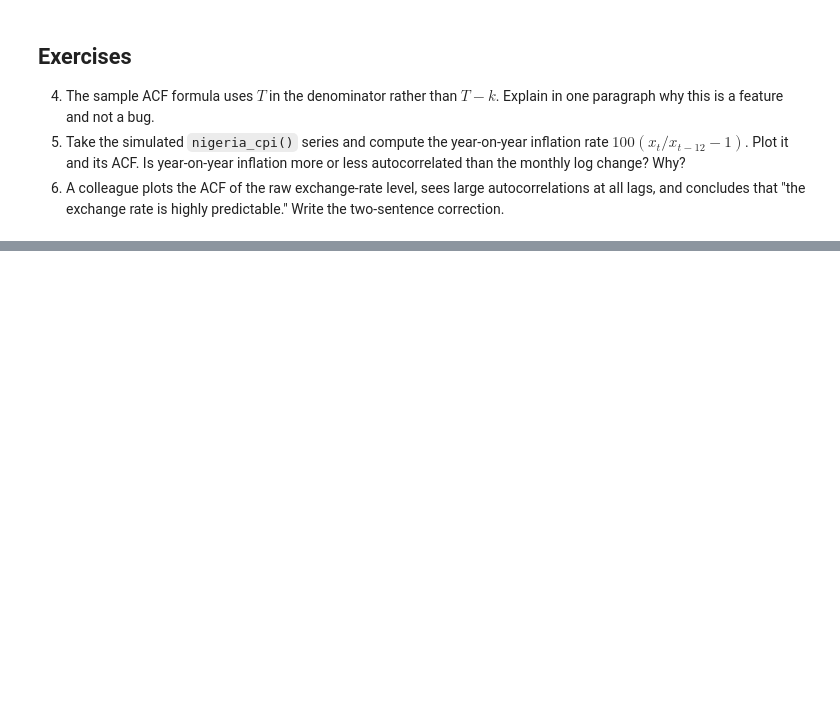
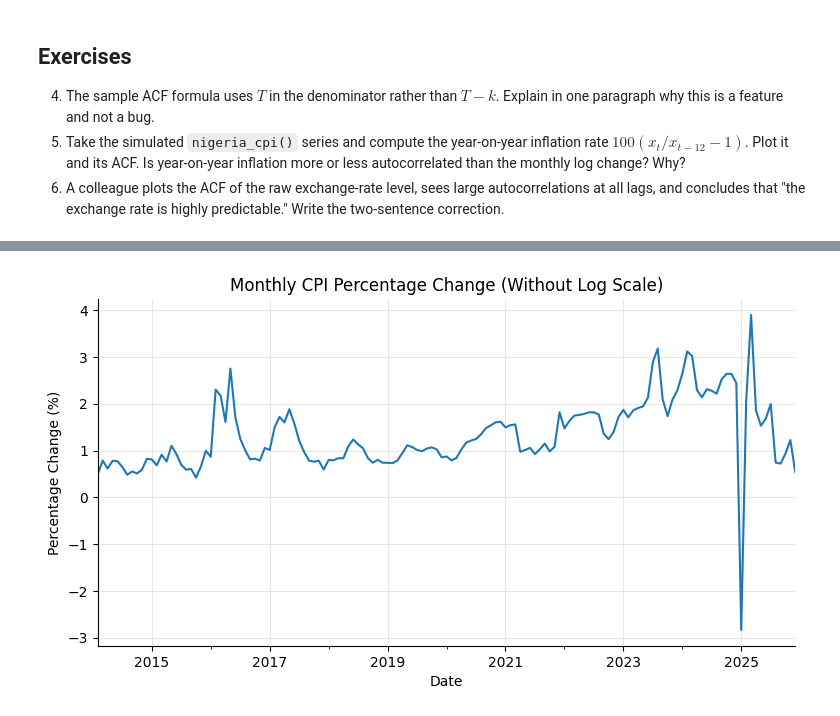
Before and after one commit to Teenold/AgentEmd, a Jupyter notebook: notebooks/lab02_visualisation_and_autocorrelation.ipynb, the cells around one changed output, grey strips where cells are left out. Cells and saved outputs as stored; diff of their text form; code cells hidden in the pictures; blank space fills up the shorter version.

```diff
--- a/notebooks/lab02_visualisation_and_autocorrelation.ipynb
+++ b/notebooks/lab02_visualisation_and_autocorrelation.ipynb
@@ -274,0 +333,12 @@ _caption = 'A standard four-panel first look.'
+# %%
+# Calculate monthly raw percentage change without log: 100 * (x_t / x_{t-1} - 1)
+monthly_pct_change = 100 * cpi.pct_change().dropna()
+
+# Plot the raw monthly percentage change
+plt.figure(figsize=(9, 4.5))
+monthly_pct_change.plot(title="Monthly CPI Percentage Change (Without Log Scale)")
+plt.ylabel("Percentage Change (%)")
+plt.xlabel("Date")
+plt.show()
+# %% [output]
+[figure, added]
```
Also changed, not shown: parts of 9 cells of this notebook.
